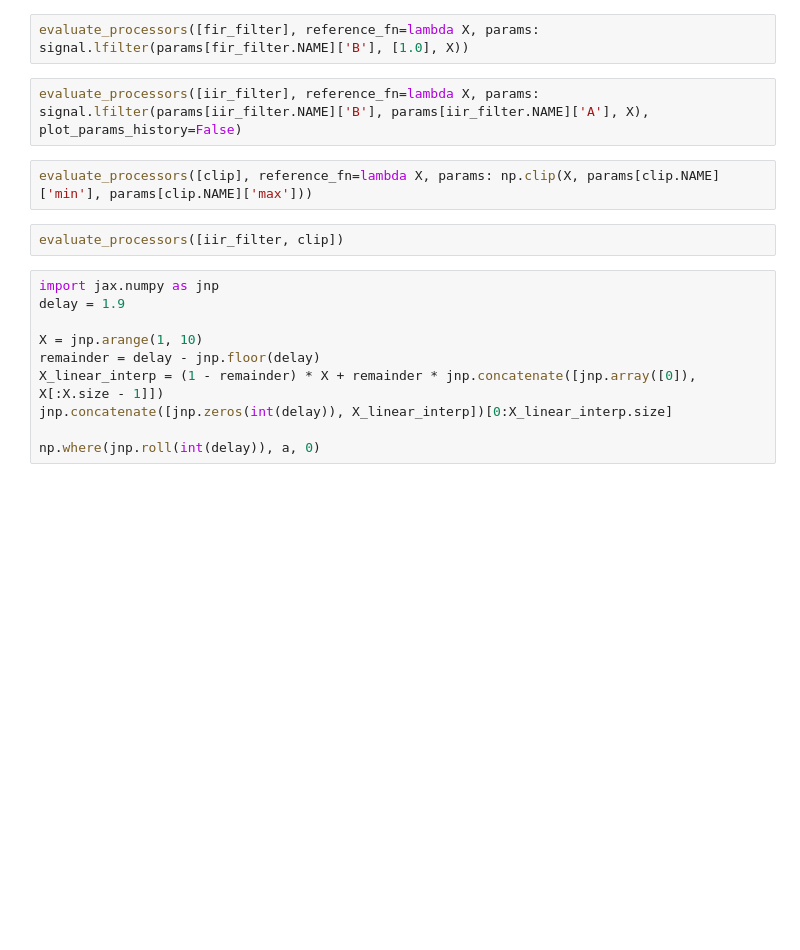
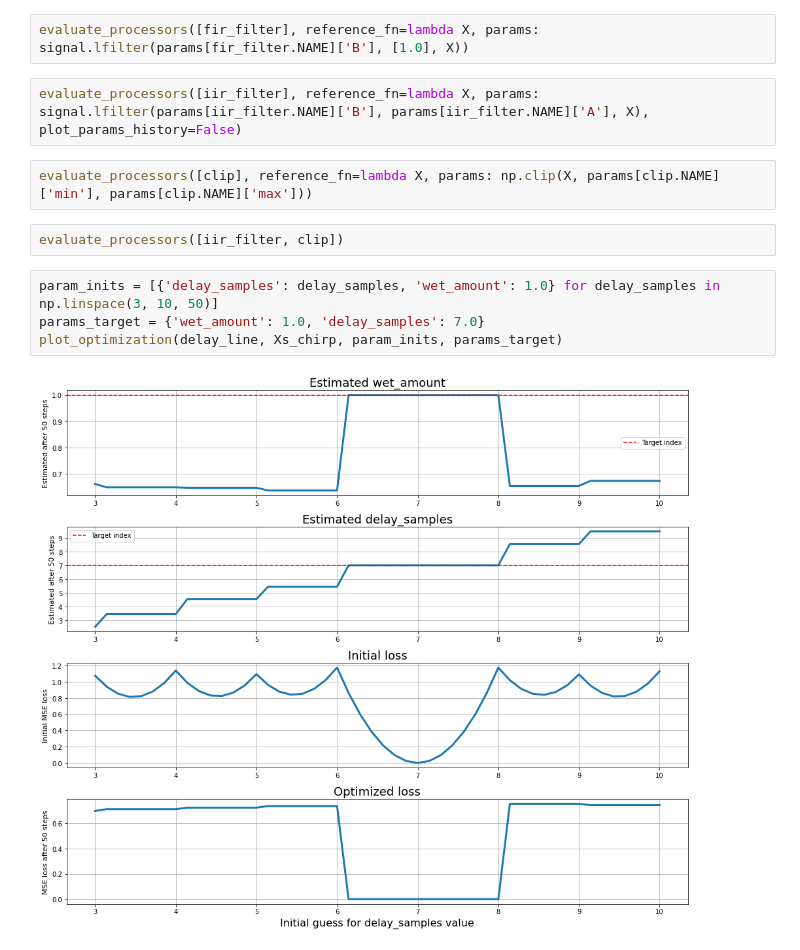
Before and after one commit to khiner/jaxdsp, a Jupyter notebook: jax_audio_experiments.ipynb, the cells around one changed output. Drawn from its saved outputs; the diff is of its cells as text; blank space fills up the shorter version.

Commit message:
Allow passing initial/target parameter dict to override processor defaults. Plot optimization across range of initial values for delay_line. More notes

```diff
--- a/jax_audio_experiments.ipynb
+++ b/jax_audio_experiments.ipynb
@@ -99,13 +108,9 @@ evaluate_processors([iir_filter], reference_fn=lambda X, params: signal.lfilter(
 evaluate_processors([clip], reference_fn=lambda X, params: np.clip(X, params[clip.NAME]['min'], params[clip.NAME]['max']))
 # %%
 evaluate_processors([iir_filter, clip])
-# %%
-import jax.numpy as jnp
-delay = 1.9
-
-X = jnp.arange(1, 10)
-remainder = delay - jnp.floor(delay)
-X_linear_interp = (1 - remainder) * X + remainder * jnp.concatenate([jnp.array([0]), X[:X.size - 1]])
-jnp.concatenate([jnp.zeros(int(delay)), X_linear_interp])[0:X_linear_interp.size]
-
-np.where(jnp.roll(int(delay)), a, 0)
+# %%
+param_inits = [{'delay_samples': delay_samples, 'wet_amount': 1.0} for delay_samples in np.linspace(3, 10, 50)]
+params_target = {'wet_amount': 1.0, 'delay_samples': 7.0}
+plot_optimization(delay_line, Xs_chirp, param_inits, params_target)
+# %% [output]
+[figure, added]
```
Also changed, not shown: parts of 4 cells of this notebook, 12 other files.
